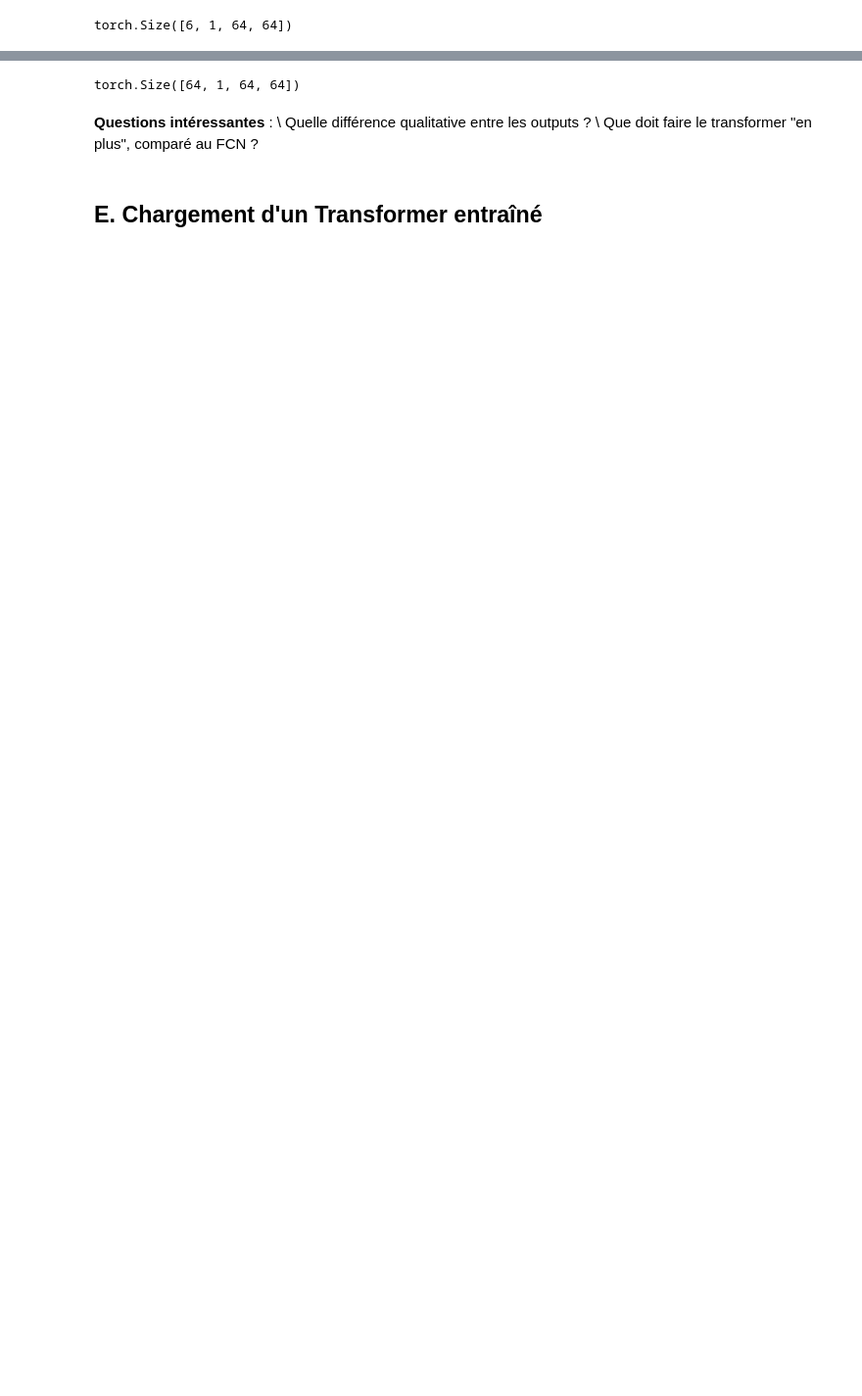
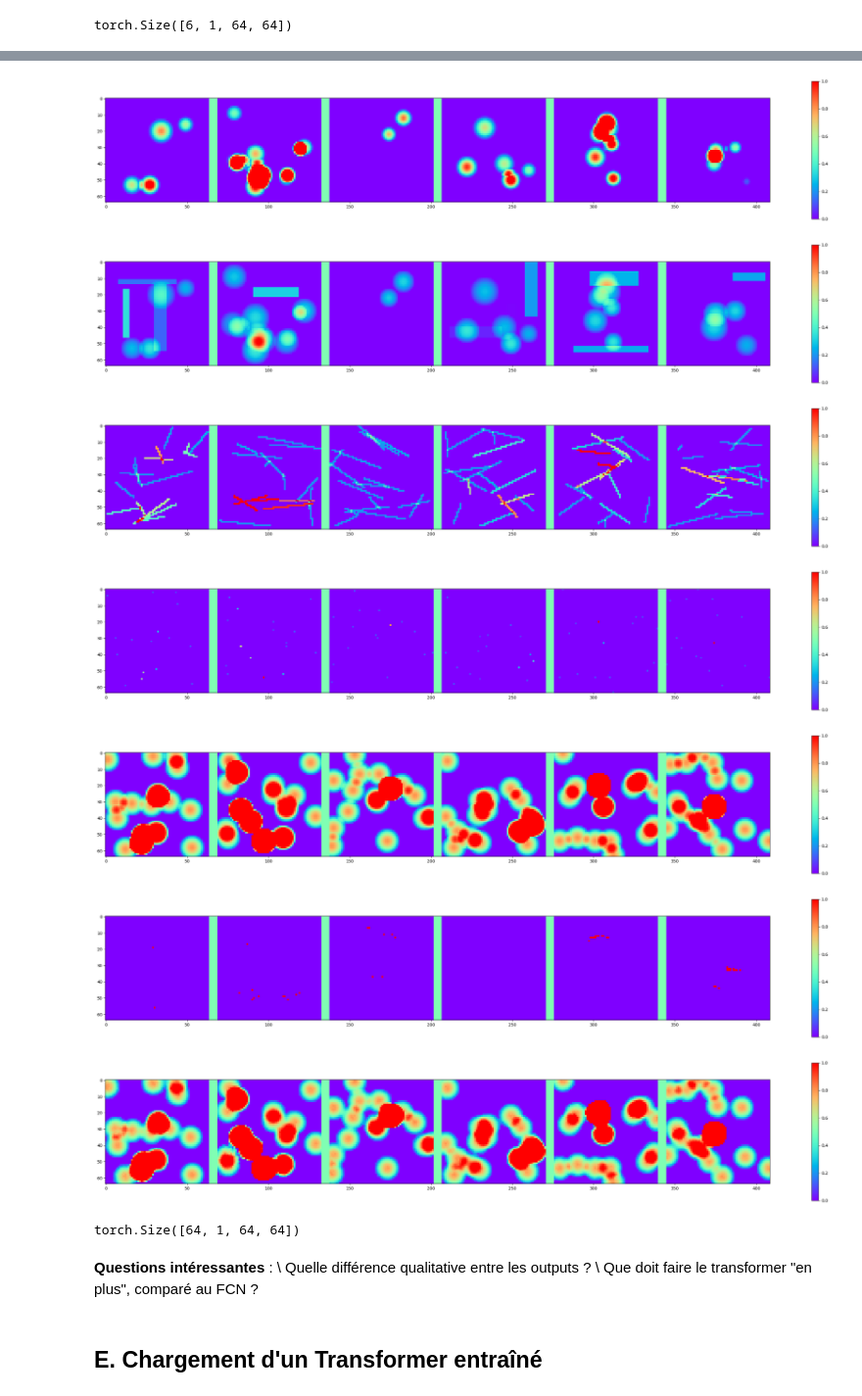
Before and after one commit to nanopiero/PREAC, a Jupyter notebook: notebooks/4_Multimodal_Transformer_test_pluvios.ipynb, the cells around one changed output, grey strips where cells are left out. Shown at 98% size. Saved outputs shown, nothing was run; the diff lists cells and outputs as text; code cells hidden in the pictures; blank space fills up the shorter version.

```diff
--- a/notebooks/4_Multimodal_Transformer_test_pluvios.ipynb
+++ b/notebooks/4_Multimodal_Transformer_test_pluvios.ipynb
@@ -639,3 +644,61 @@ Epoch 42/400
+# %%
+    #visualization:
+
+model.eval()
+
+full_target, partial_target, noisy_images, traces, pairs_list = gen_image_with_pairs(6, n_pairs, n_points)
+lamedeau, pluviometres, radar, cmls_spatialises, cmls = gen_image_with_pairs(6, n_pairs, n_points)
+
+
+radar = radar.to(device)
+cmls = cmls.to(device)
+pluviometres = pluviometres.to(device)
+pluviometres_spatialises = torch.full_like(lamedeau, -0.1)
+pluviometres_spatialises = 0.1 + set_tensor_values(pluviometres_spatialises, pluviometres)
+targets = smooth(pluviometres_spatialises, kernel.cpu())
+outputs = model(radar, pluviometres, cmls)
+
+radar = radar.cpu()
+cmls = cmls.cpu()
+pluviometres = pluviometres.cpu()
+outputs = outputs.cpu().detach()
+
+# lame d'eau "idéale"
+fig0= plt.figure(0, figsize=(36, 6))
+voir_batch2D(lamedeau, 6, fig0, k=0, min_scale=0, max_scale=1)
+
+# images radar (bruitées)
+fig1 = plt.figure(1, figsize=(36, 6))
+voir_batch2D(radar, 6, fig1, k=0, min_scale=0, max_scale=1)
+
+# cmls
+fig1 = plt.figure(2, figsize=(36, 6))
+voir_batch2D(cmls_spatialises, 6, fig2, k=0, min_scale=0, max_scale=1)
+
+# Commercial Microwave Links (cmls)
+fig3 = plt.figure(3, figsize=(36, 6))
+voir_batch2D(pluviometres_spatialises, 6, fig3, k=0, min_scale=0, max_scale=1)
+
+# Commercial Microwave Links (cmls)
+fig3 = plt.figure(3, figsize=(36, 6))
+voir_batch2D(targets.cpu(), 6, fig3, k=0, min_scale=0, max_scale=1)
+
+# Superposition Commercial Microwave Links (CMLs), pluviomètres et radar
+fig4 = plt.figure(4, figsize=(36, 6))
+voir_batch2D((m(outputs[:,[1]]) > 0.5)*outputs[:,[2]], 6, fig4, k=0, min_scale=0, max_scale=1)
+
+
+# Superposition Commercial Microwave Links (CMLs), pluviomètres et radar
+fig5 = plt.figure(5, figsize=(36, 6))
+voir_batch2D((m(outputs[:,[3]]) >0.5)*outputs[:,[4]], 6, fig5, k=0, min_scale=0, max_scale=1)
+# %% [output]
+[figure, added]
+[figure, added]
+[figure, added]
+[figure, added]
+[figure, added]
+[figure, added]
+[figure, added]
 # %%
 targets.shape
 # %% [output]
```
Also changed, not shown: parts of 10 cells of this notebook.
